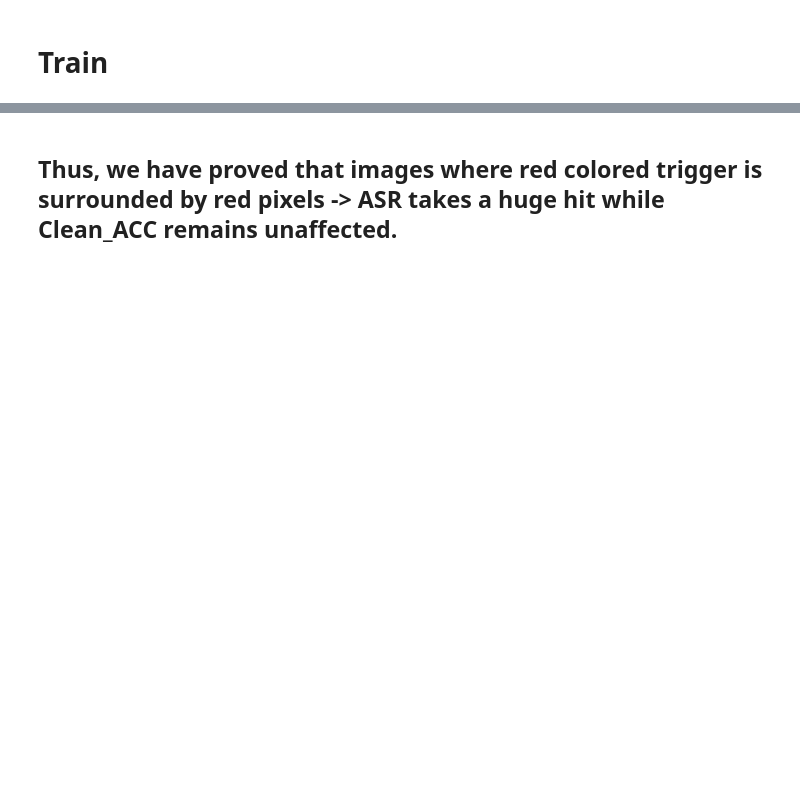
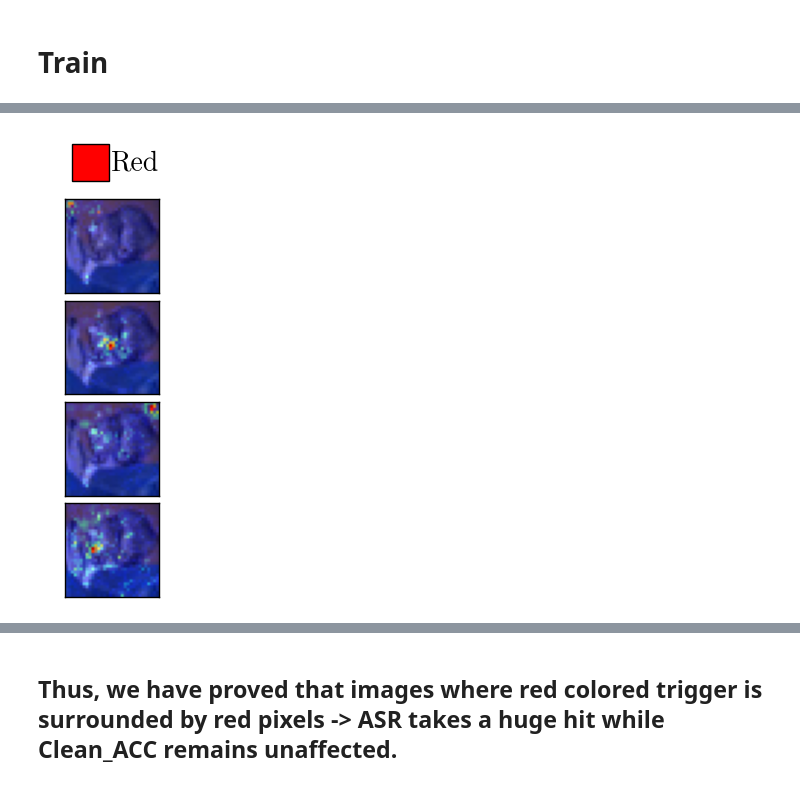
Before and after one commit to nishant-ingle/backdoors, a Jupyter notebook: pixel-resnet18-location.ipynb, the cells around one changed output, grey strips where cells are left out. Drawn from its saved outputs; the diff is of its cells as text; code cells hidden in the pictures; blank space fills up the shorter version.

```diff
--- a/pixel-resnet18-location.ipynb
+++ b/pixel-resnet18-location.ipynb
@@ -1655,7 +1845,7 @@ import torch
 from matplotlib.patches import Rectangle
 
 font_path = 'latexfont.otf'
-font10 = fm.FontProperties(fname=font_path, size=12)
+font10 = fm.FontProperties(fname=font_path, size=20)
 plt.rcParams['pdf.fonttype'] = 42
 
 def _torch_rgb_to_mpl(rgb_t: torch.Tensor):
@@ -1769,33 +1959,35 @@ def plot_images_with_scores(
              header_title, ha='left', va='center',
              fontproperties=font10)
 
     # --- Row labels WITHOUT overlap ---
     # FIX 2: Position labels to the left with ha='right' to avoid overlap
     fig.canvas.draw()
 
     x_label = left_margin - 0.01  # Position just left of the margin
     if row_labels:
         for r in range(min(rows, len(row_labels))):
             pos = axs[r][0].get_position()
             y = 0.5 * (pos.y0 + pos.y1)
             fig.text(x_label, y, row_labels[r], ha="right", va="center",
                      fontproperties=font10)
 
     plt.savefig(f'xai_{header_title}.pdf', bbox_inches='tight')
     plt.show()
 
 plot_images_with_scores(
     xai_images,
     xai_labels,
     image_size_cm=1.2,
     gap_cm=0.1,
     columns_per_row=image_count,
     title='',
     header_title='Red',
     header_rgb=col_dict['Red'],
     # row_labels=('C', 'TR', 'LOT')
     row_labels=()
 )
+# %% [output]
+[figure, added]
 # %%
 for i in range(len(colors)):
     col = colors[i]
```
Also changed, not shown: parts of 56 cells of this notebook.
